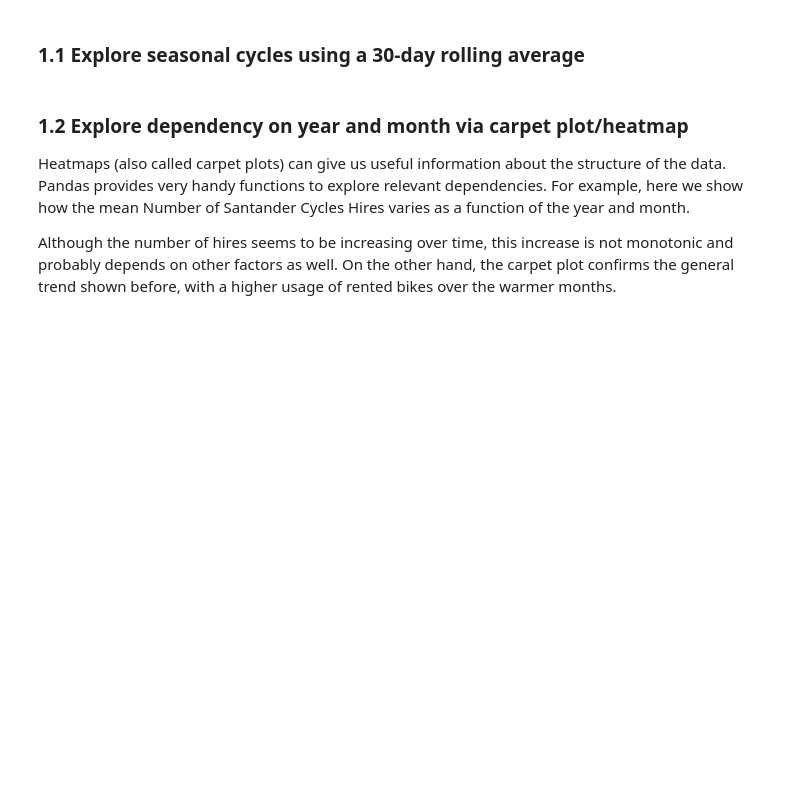
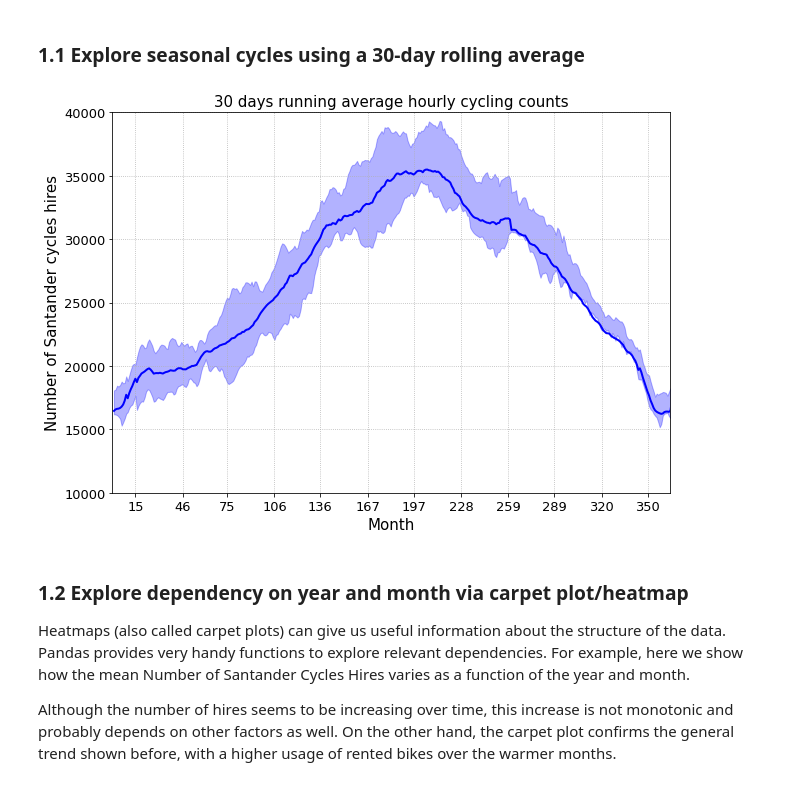
Before and after one commit to UCL-ELEC0136/5-forecasting-Trinity-Actual, a Jupyter notebook: LAB5.ipynb, the cells around one changed output. Saved outputs shown, nothing was run; the diff lists cells and outputs as text; code cells hidden in the pictures; blank space fills up the shorter version.

```diff
--- a/LAB5.ipynb
+++ b/LAB5.ipynb
@@ -58,24 +101,39 @@ q75 = cycle_df.rolling(window=30, center=True).mean().groupby(cycle_df.index.day
 # %%
+#these few lines are to get the total number of days in a year per month
 ndays_m = mdays.copy()
 ndays_m[2] = 29
 ndays_m = np.cumsum(ndays_m)
+
+#to get the 12 months name ticks for axis
 month_ticks = month_abbr[1:]
+
 f, ax = plt.subplots(figsize=(10,7))
 
+#plotting the 30-day rolling avg curve (it shows up as the one in the middle)
 seasonal_cycle.plot(ax=ax, lw=2, color='b', legend=False)
+
+#fill_between() used to fill area between two horizontal curves
+#arguements
+#x = y coords that define the curve, in this datetime
+#y1 = first curve (q25)
+#y2 = second curve (q75)
 ax.fill_between(seasonal_cycle.index, q25.values.ravel(), q75.values.ravel(), color='b', alpha=0.3)
+
+#plotting tools
 ax.set_xticks(ndays_m+15)
-ax.set_xticklabels(month_ticks) # if you get an error comment out this line
+#ax.set_xticklabels(month_ticks) # if you get an error comment out this line
 ax.grid(ls=':')
 ax.set_xlabel('Month', fontsize=15)
 ax.set_ylabel('Number of Santander cycles hires', fontsize=15);
 ax.set_xlim(0, 365)
 ax.set_ylim(10000, 40000)
 [l.set_fontsize(13) for l in ax.xaxis.get_ticklabels()]
 [l.set_fontsize(13) for l in ax.yaxis.get_ticklabels()]
 
 ax.set_title('30 days running average hourly cycling counts', fontsize=15)
 plt.show()
+# %% [output]
+[figure, added]
 # %% [markdown]
 ### 1.2 Explore dependency on year and month via carpet plot/heatmap
 
```
Also changed, not shown: parts of 29 cells of this notebook.
